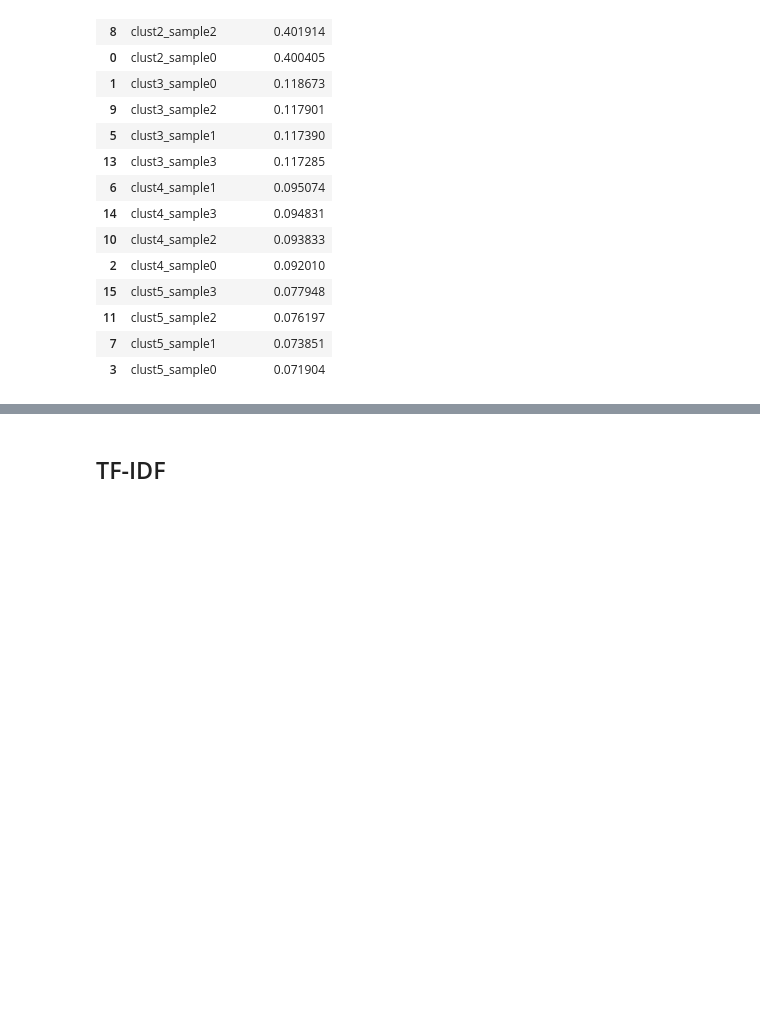
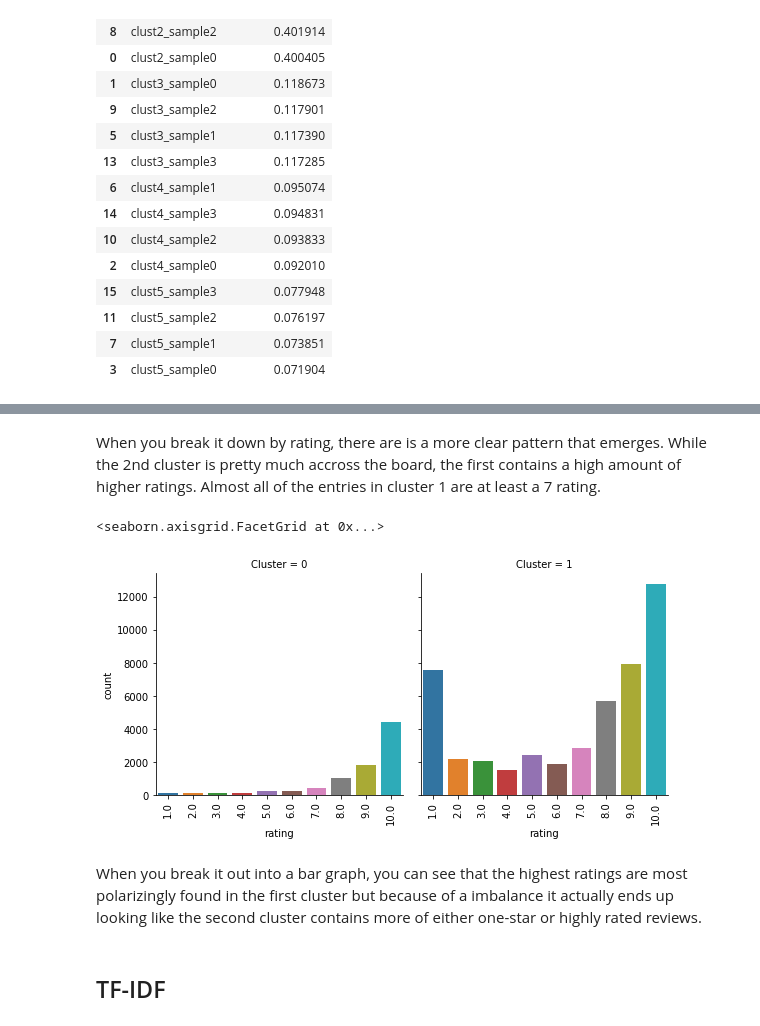
Before and after one commit to tcbriggs981/Prescription-Drugs, a Jupyter notebook: Unit 04 Capstone.ipynb, the cells around one changed output, grey strips where cells are left out. Saved outputs shown, nothing was run; the diff lists cells and outputs as text; code cells hidden in the pictures; blank space fills up the shorter version.

```diff
--- a/Unit 04 Capstone.ipynb
+++ b/Unit 04 Capstone.ipynb
@@ -979,2 +984,13 @@ df_comb.head()
+# %% [markdown]
+When you break it down by rating, there are is a more clear pattern that emerges. While the 2nd cluster is pretty much accross the board, the first contains a high amount of higher ratings. Almost all of the entries in cluster 1 are at least a 7 rating.
+# %%
+# Look at Gender Breakdown for Count
+g = sns.factorplot(x='rating', col='Cluster', kind="count", data=df_comb, size=4)
+g.set_xticklabels(rotation=90)
+# %% [output]
+<seaborn.axisgrid.FacetGrid at 0x...>
+[figure, added]
+# %% [markdown]
+When you break it out into a bar graph, you can see that the highest ratings are most polarizingly found in the first cluster but because of a imbalance it actually ends up looking like the second cluster contains more of either one-star or highly rated reviews.
 # %% [markdown]
 ## TF-IDF
```
Also changed, not shown: parts of 75 cells of this notebook.
